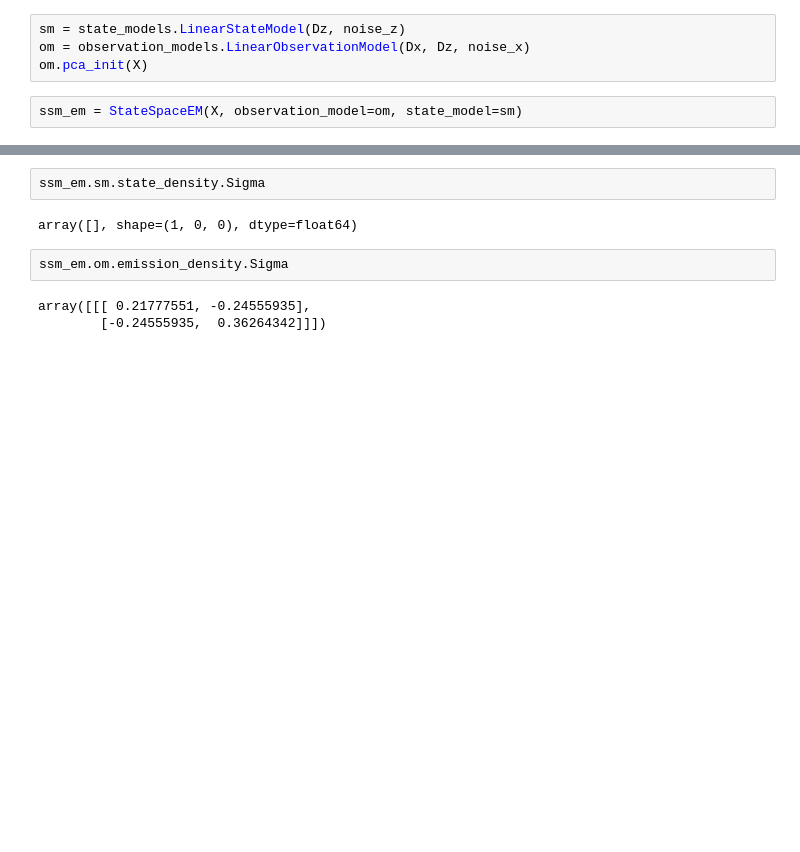
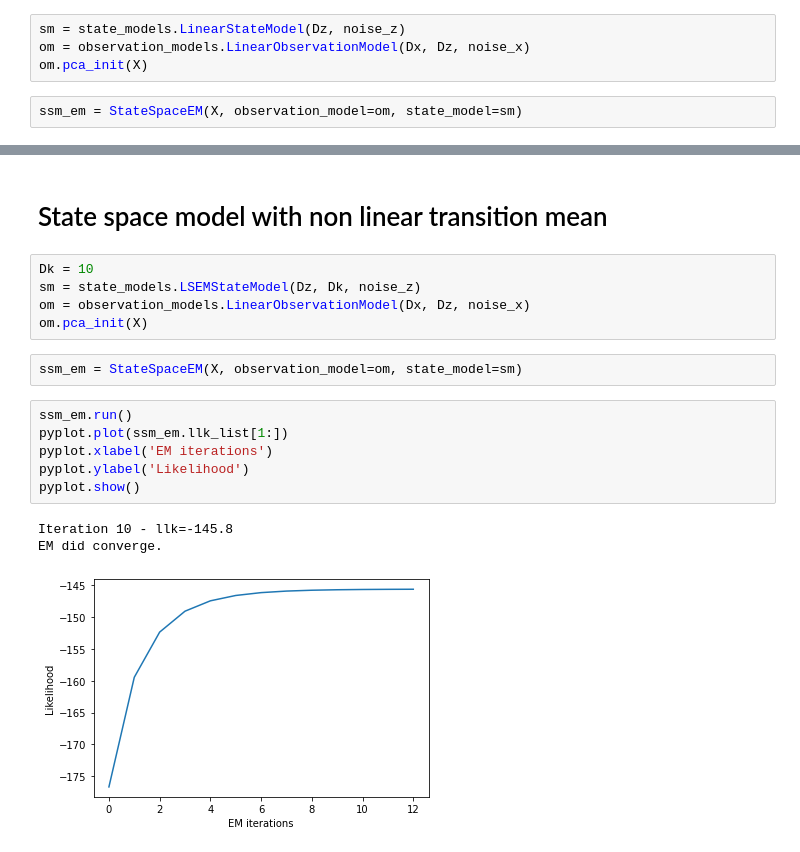
Before and after one commit to christiando/gaussian-toolbox, a Jupyter notebook: notebooks/timeseries/SSMExamples.ipynb, the cells around one changed output, grey strips where cells are left out. Saved outputs shown, nothing was run; the diff lists cells and outputs as text; blank space fills up the shorter version.

Commit message:
LSEM state model

```diff
--- a/notebooks/timeseries/SSMExamples.ipynb
+++ b/notebooks/timeseries/SSMExamples.ipynb
@@ -50,9 +59,19 @@ Text(0.5, 0, 'Time steps')
-# %%
-ssm_em.sm.state_density.Sigma
-# %% [output]
-array([], shape=(1, 0, 0), dtype=float64)
-# %%
-ssm_em.om.emission_density.Sigma
-# %% [output]
-array([[[ 0.21777551, -0.24555935],
-        [-0.24555935,  0.36264342]]])
+# %% [markdown]
+# State space model with non linear transition mean
+# %%
+Dk = 10
+sm = state_models.LSEMStateModel(Dz, Dk, noise_z)
+om = observation_models.LinearObservationModel(Dx, Dz, noise_x)
+om.pca_init(X)
+# %%
+ssm_em = StateSpaceEM(X, observation_model=om, state_model=sm)
+# %%
+ssm_em.run()
+pyplot.plot(ssm_em.llk_list[1:])
+pyplot.xlabel('EM iterations')
+pyplot.ylabel('Likelihood')
+pyplot.show()
+# %% [output]
+Iteration 10 - llk=-145.8
+EM did converge.
+[figure, added]
```
Also changed, not shown: parts of 6 cells of this notebook, 1 other file.
